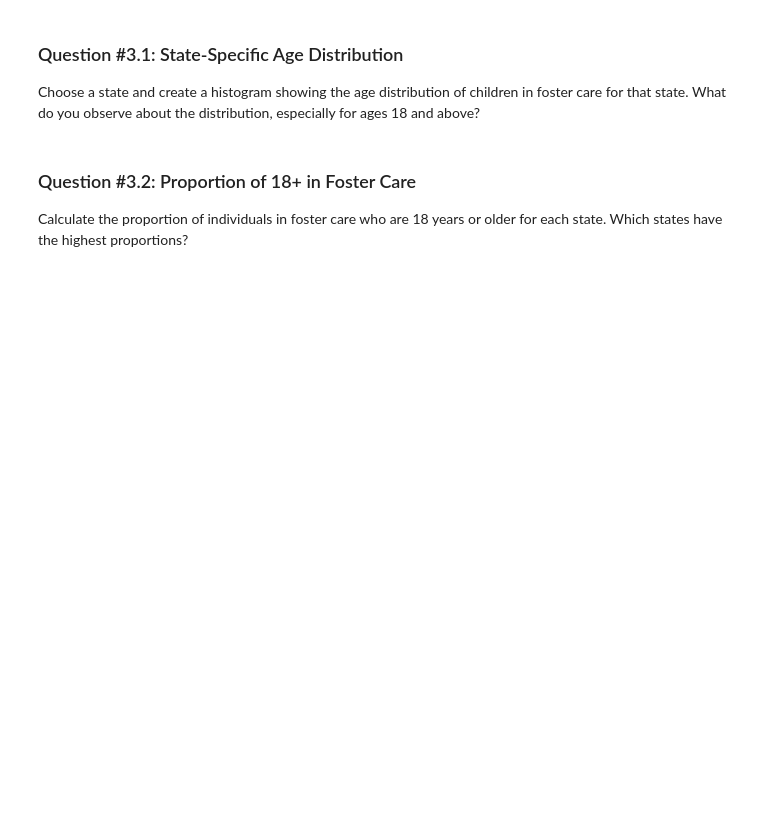
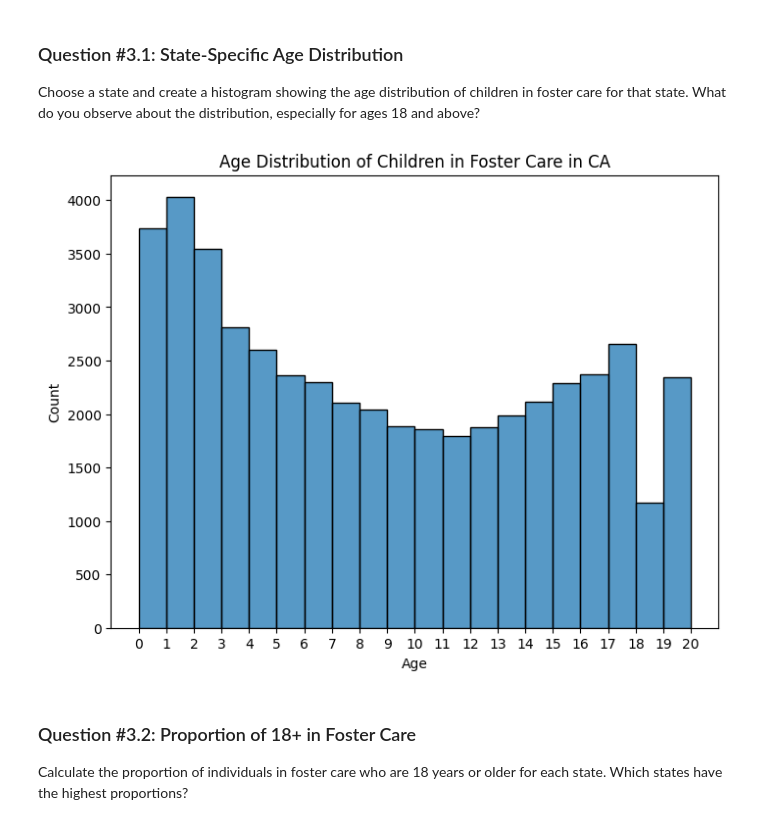
Before and after one commit to teddyoweh/qside-research, a Jupyter notebook: ExploringFosterYouthData.ipynb, the cells around one changed output. Saved outputs shown, nothing was run; the diff lists cells and outputs as text; code cells hidden in the pictures; blank space fills up the shorter version.

```diff
--- a/ExploringFosterYouthData.ipynb
+++ b/ExploringFosterYouthData.ipynb
@@ -194,7 +206,18 @@ plt.show()
 
 Choose a state and create a histogram showing the age distribution of children in foster care for that state. What do you observe about the distribution, especially for ages 18 and above?
 # %%
-# Write your code here to plot age distribution for a specific state
+foster_data['numeric_age'] = pd.to_numeric(foster_data['age'], errors='coerce')
+state_data = foster_data[(foster_data['state'] == 'CA') & (~foster_data['numeric_age'].isna())]
+
+plt.figure(figsize=(8, 6))
+sns.histplot(state_data['numeric_age'], bins=range(0, 21), kde=False)
+plt.title(f'Age Distribution of Children in Foster Care in CA')
+plt.xlabel('Age')
+plt.ylabel('Count')
+plt.xticks(range(0, 21))
+plt.show()
+# %% [output]
+[figure, added]
 # %% [markdown]
 ### Question #3.2: Proportion of 18+ in Foster Care
 
```
Also changed, not shown: parts of 10 cells of this notebook.
